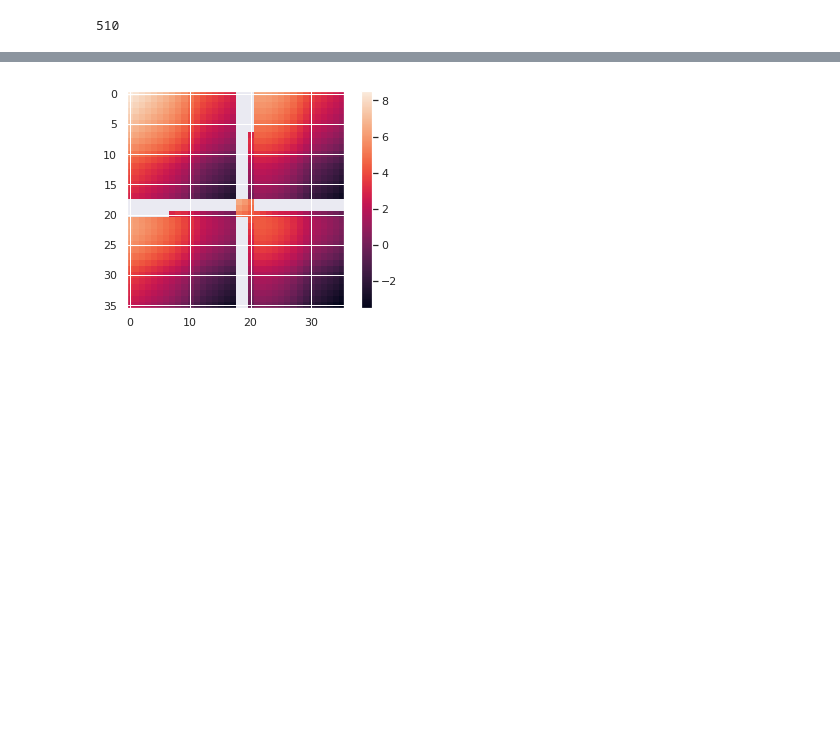
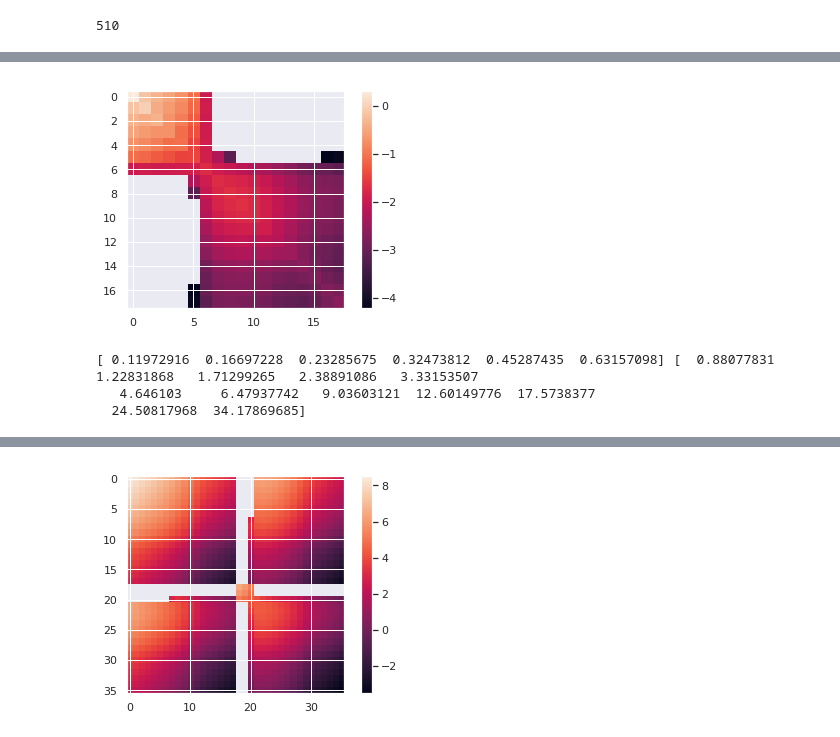
Before and after one commit to mclaughlin6464/pearce, a Jupyter notebook: notebooks/Compute Darksky Covmat.ipynb, the cells around one changed output, grey strips where cells are left out. Cells and saved outputs as stored; diff of their text form; code cells hidden in the pictures; blank space fills up the shorter version.

```diff
--- a/notebooks/Compute Darksky Covmat.ipynb
+++ b/notebooks/Compute Darksky Covmat.ipynb
@@ -45,0 +87,11 @@ plt.imshow(cov[18:, 18:])
+# %%
+im = plt.imshow(im_cov[18:36, 18:36])
+plt.colorbar(im);
+# %% [output]
+[figure, added]
+# %%
+print rp_points[:6], rp_points[6:]
+# %% [output]
+[ 0.11972916  0.16697228  0.23285675  0.32473812  0.45287435  0.63157098] [  0.88077831   1.22831868   1.71299265   2.38891086   3.33153507
+   4.646103     6.47937742   9.03603121  12.60149776  17.5738377
+  24.50817968  34.17869685]
```
Also changed, not shown: parts of 20 cells of this notebook, 3 other files.
